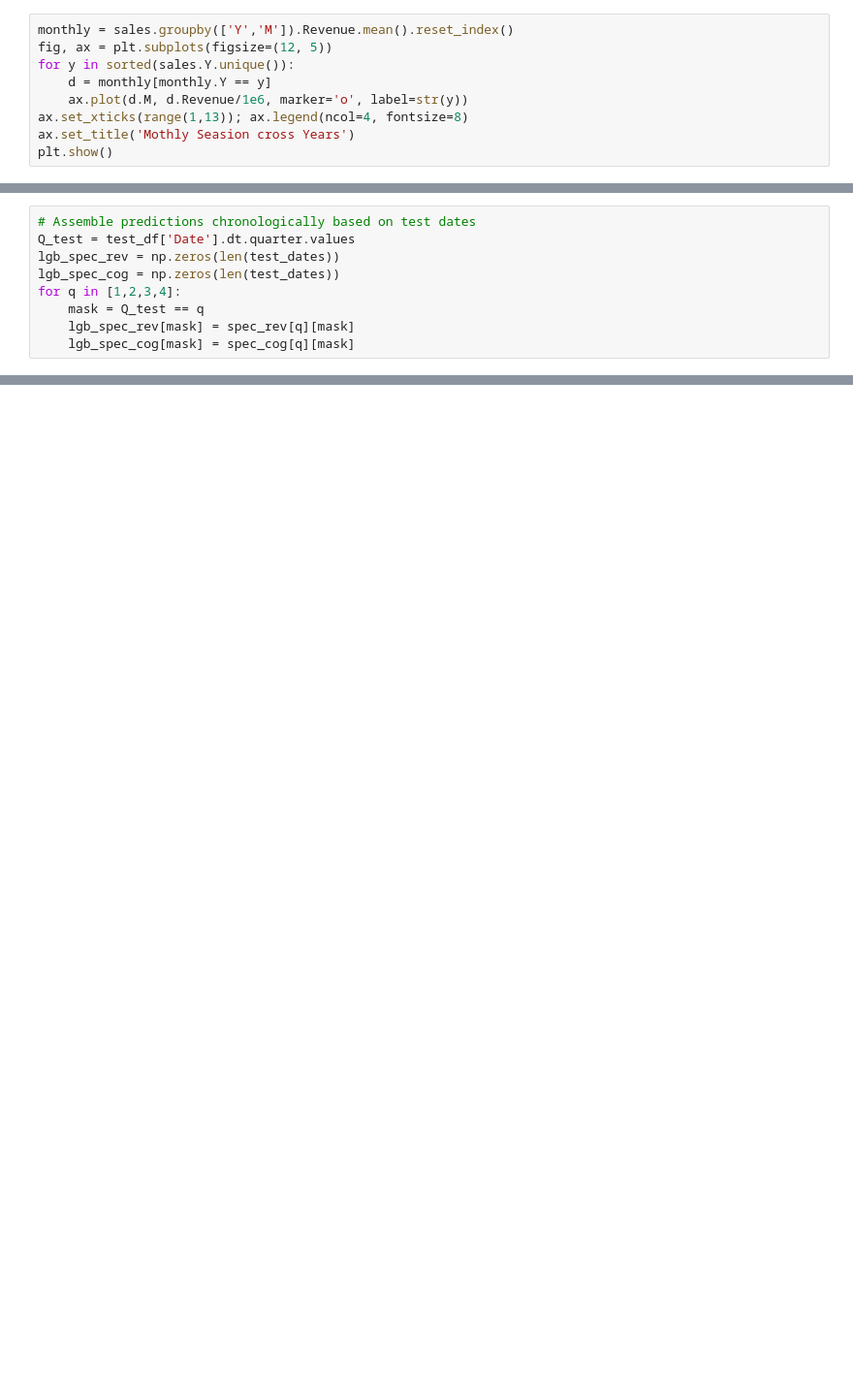
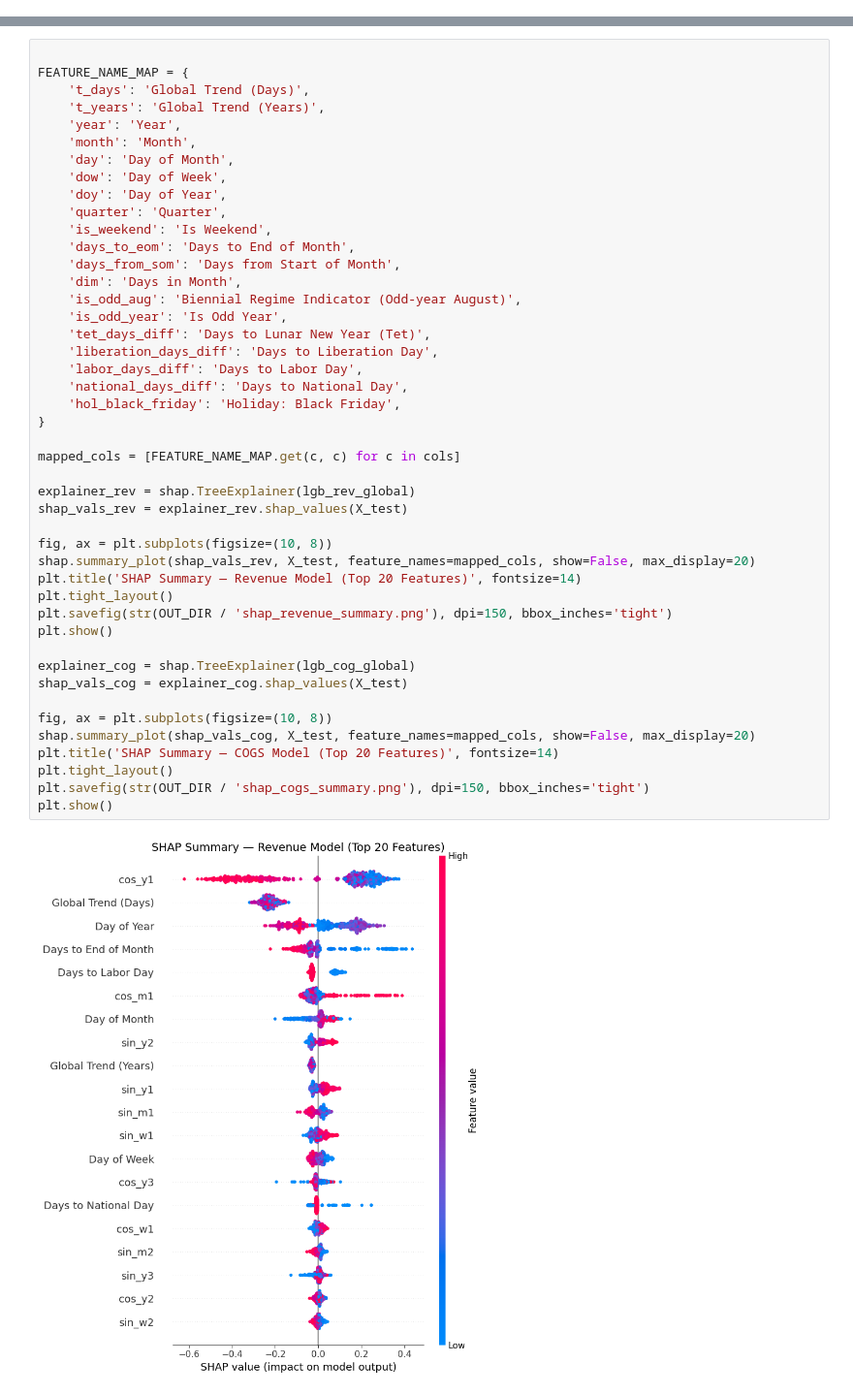
Before and after one commit to quangtrinh25/vin_datathon, a Jupyter notebook: 02_Task3_Sales_Forecasting.ipynb, the cells around one changed output, grey strips where cells are left out. Shown at 97% size. Drawn from its saved outputs; the diff is of its cells as text; blank space fills up the shorter version.

```diff
--- a/02_Task3_Sales_Forecasting.ipynb
+++ b/02_Task3_Sales_Forecasting.ipynb
@@ -75,9 +0,0 @@ plt.tight_layout(); plt.show()
-# %%
-monthly = sales.groupby(['Y','M']).Revenue.mean().reset_index()
-fig, ax = plt.subplots(figsize=(12, 5))
-for y in sorted(sales.Y.unique()):
-    d = monthly[monthly.Y == y]
-    ax.plot(d.M, d.Revenue/1e6, marker='o', label=str(y))
-ax.set_xticks(range(1,13)); ax.legend(ncol=4, fontsize=8)
-ax.set_title('Mothly Seasion cross Years')
-plt.show()
@@ -419,9 +0,0 @@ Spec_Q4 COGS...
-# %%
-# Assemble predictions chronologically based on test dates
-Q_test = test_df['Date'].dt.quarter.values
-lgb_spec_rev = np.zeros(len(test_dates))
-lgb_spec_cog = np.zeros(len(test_dates))
-for q in [1,2,3,4]:
-    mask = Q_test == q
-    lgb_spec_rev[mask] = spec_rev[q][mask]
-    lgb_spec_cog[mask] = spec_cog[q][mask]
@@ -917,0 +540,47 @@ Final submission safely verified at: /home/milis/datathon/outputs/submissions/su
+# %%
+
+FEATURE_NAME_MAP = {
+    't_days': 'Global Trend (Days)',
+    't_years': 'Global Trend (Years)',
+    'year': 'Year',
+    'month': 'Month',
+    'day': 'Day of Month',
+    'dow': 'Day of Week',
+    'doy': 'Day of Year',
+    'quarter': 'Quarter',
+    'is_weekend': 'Is Weekend',
+    'days_to_eom': 'Days to End of Month',
+    'days_from_som': 'Days from Start of Month',
+    'dim': 'Days in Month',
+    'is_odd_aug': 'Biennial Regime Indicator (Odd-year August)',
+    'is_odd_year': 'Is Odd Year',
+    'tet_days_diff': 'Days to Lunar New Year (Tet)',
+    'liberation_days_diff': 'Days to Liberation Day',
+    'labor_days_diff': 'Days to Labor Day',
+    'national_days_diff': 'Days to National Day',
+    'hol_black_friday': 'Holiday: Black Friday',
+}
+
+mapped_cols = [FEATURE_NAME_MAP.get(c, c) for c in cols]
+
+explainer_rev = shap.TreeExplainer(lgb_rev_global)
+shap_vals_rev = explainer_rev.shap_values(X_test)
+
+fig, ax = plt.subplots(figsize=(10, 8))
+shap.summary_plot(shap_vals_rev, X_test, feature_names=mapped_cols, show=False, max_display=20)
+plt.title('SHAP Summary — Revenue Model (Top 20 Features)', fontsize=14)
+plt.tight_layout()
+plt.savefig(str(OUT_DIR / 'shap_revenue_summary.png'), dpi=150, bbox_inches='tight')
+plt.show()
+
+explainer_cog = shap.TreeExplainer(lgb_cog_global)
+shap_vals_cog = explainer_cog.shap_values(X_test)
+
+fig, ax = plt.subplots(figsize=(10, 8))
+shap.summary_plot(shap_vals_cog, X_test, feature_names=mapped_cols, show=False, max_display=20)
+plt.title('SHAP Summary — COGS Model (Top 20 Features)', fontsize=14)
+plt.tight_layout()
+plt.savefig(str(OUT_DIR / 'shap_cogs_summary.png'), dpi=150, bbox_inches='tight')
+plt.show()
+# %% [output]
+[figure, added]
```
Also changed, not shown: parts of 70 cells of this notebook.
